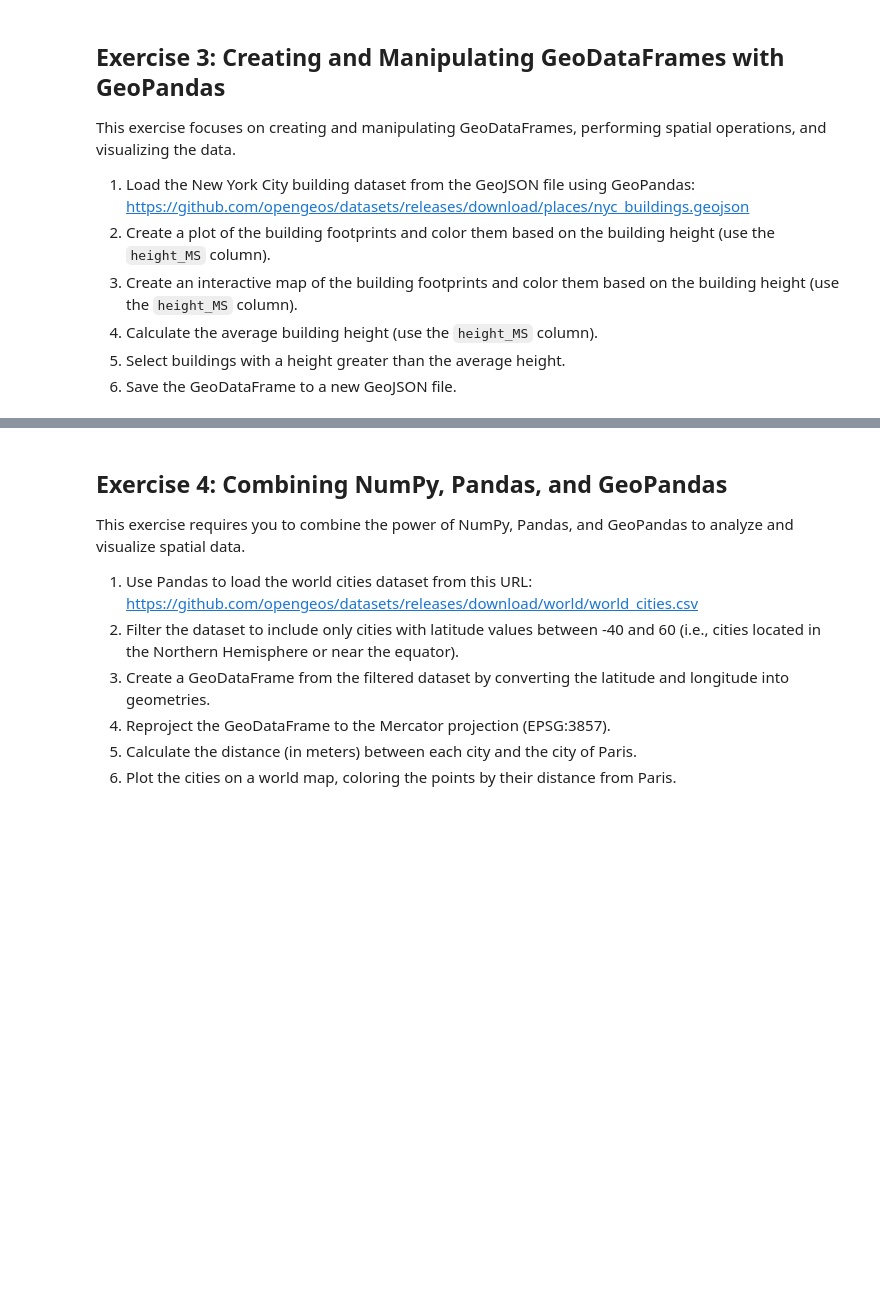
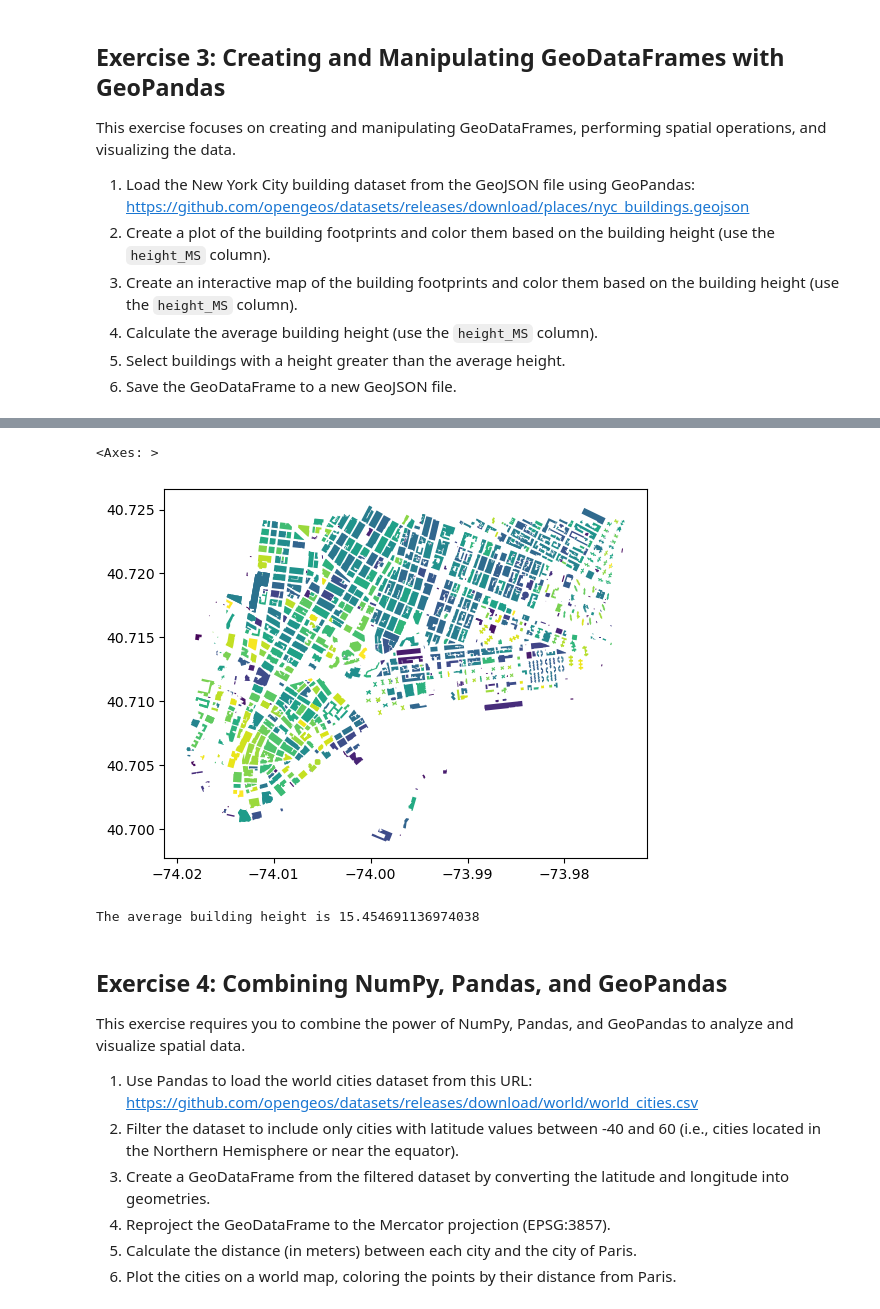
Before and after one commit to shwan3/geog-312, a Jupyter notebook: book/labs/lab_04.ipynb, the cells around one changed output, grey strips where cells are left out. Drawn from its saved outputs; the diff is of its cells as text; code cells hidden in the pictures; blank space fills up the shorter version.

```diff
--- a/book/labs/lab_04.ipynb
+++ b/book/labs/lab_04.ipynb
@@ -35,0 +107,2 @@ This exercise focuses on creating and manipulating GeoDataFrames, performing spa
+# %%
+nyc= gpd.read_file('https://github.com/opengeos/datasets/releases/download/places/nyc_buildings.geojson')
@@ -35,0 +127,10 @@ This exercise focuses on creating and manipulating GeoDataFrames, performing spa
+# %%
+nyc.plot(column='height_MS')
+# %% [output]
+<Axes: >
+[figure, added]
+# %%
+ave_height = nyc['height_MS'].mean()
+print(f"The average building height is {ave_height}")
+# %% [output]
+The average building height is 15.454691136974038
```
Also changed, not shown: parts of 21 cells of this notebook, 3 other files.
